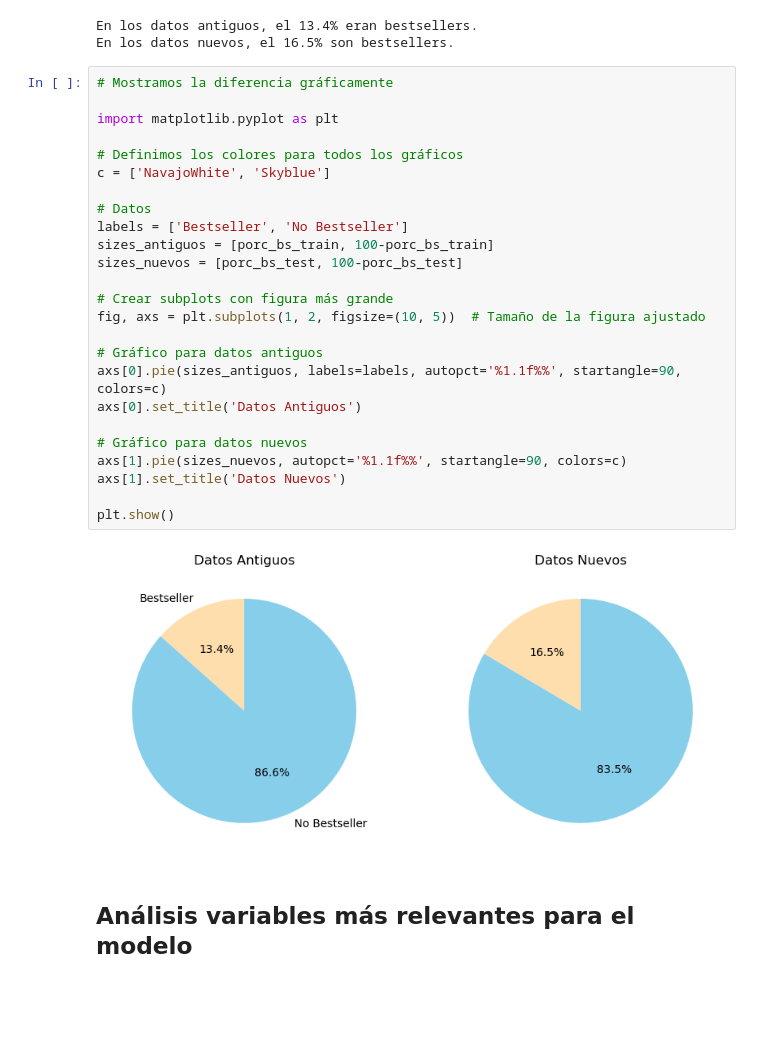
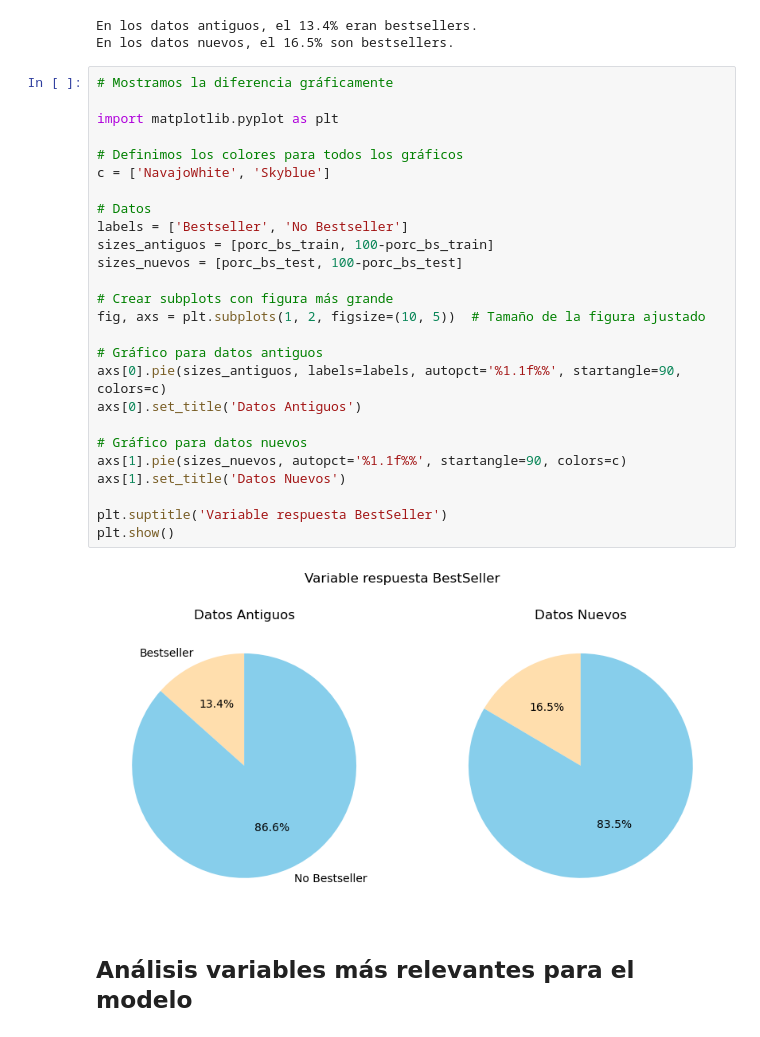
Before and after one commit to MMCCJJ/NOVELLA, a Jupyter notebook: exploracion/exploracion_variables_relevantes.ipynb, the cells around one changed output. Saved outputs shown, nothing was run; the diff lists cells and outputs as text; blank space fills up the shorter version.

```diff
--- a/exploracion/exploracion_variables_relevantes.ipynb
+++ b/exploracion/exploracion_variables_relevantes.ipynb
@@ -39,30 +39,31 @@ En los datos nuevos, el 16.5% son bestsellers.
 # %%
 # Mostramos la diferencia gráficamente
 
 import matplotlib.pyplot as plt
 
 # Definimos los colores para todos los gráficos
 c = ['NavajoWhite', 'Skyblue']
 
 # Datos
 labels = ['Bestseller', 'No Bestseller']
 sizes_antiguos = [porc_bs_train, 100-porc_bs_train]
 sizes_nuevos = [porc_bs_test, 100-porc_bs_test]
 
 # Crear subplots con figura más grande
 fig, axs = plt.subplots(1, 2, figsize=(10, 5))  # Tamaño de la figura ajustado
 
 # Gráfico para datos antiguos
 axs[0].pie(sizes_antiguos, labels=labels, autopct='%1.1f%%', startangle=90, colors=c)
 axs[0].set_title('Datos Antiguos')
 
 # Gráfico para datos nuevos
 axs[1].pie(sizes_nuevos, autopct='%1.1f%%', startangle=90, colors=c)
 axs[1].set_title('Datos Nuevos')
 
+plt.suptitle('Variable respuesta BestSeller')
 plt.show()
 # %% [output]
-[figure, old version]
+[figure, new version]
 # %% [markdown]
 ## Análisis variables más relevantes para el modelo
 # %% [markdown]
```
Also changed, not shown: parts of 11 cells of this notebook, 1 other file.
